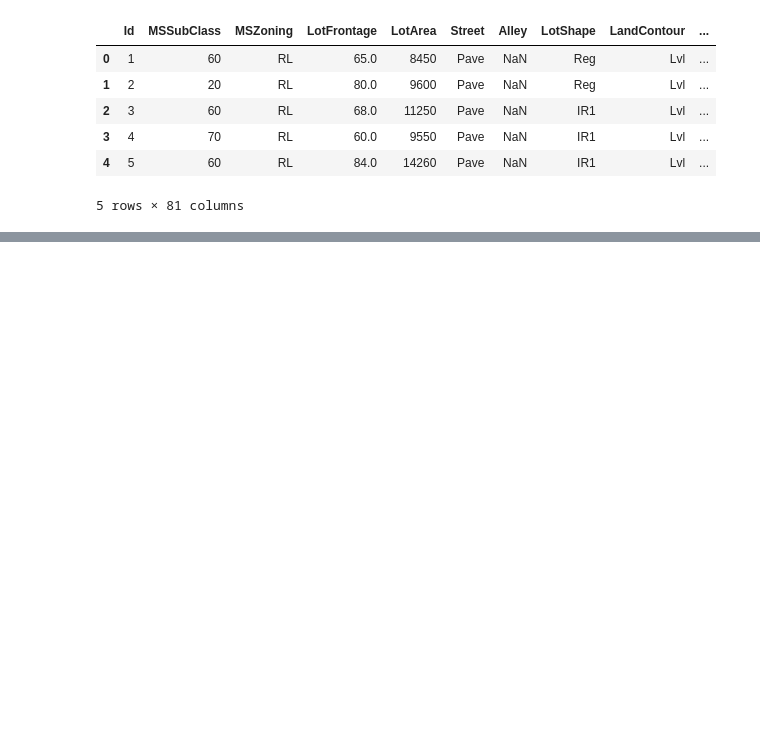
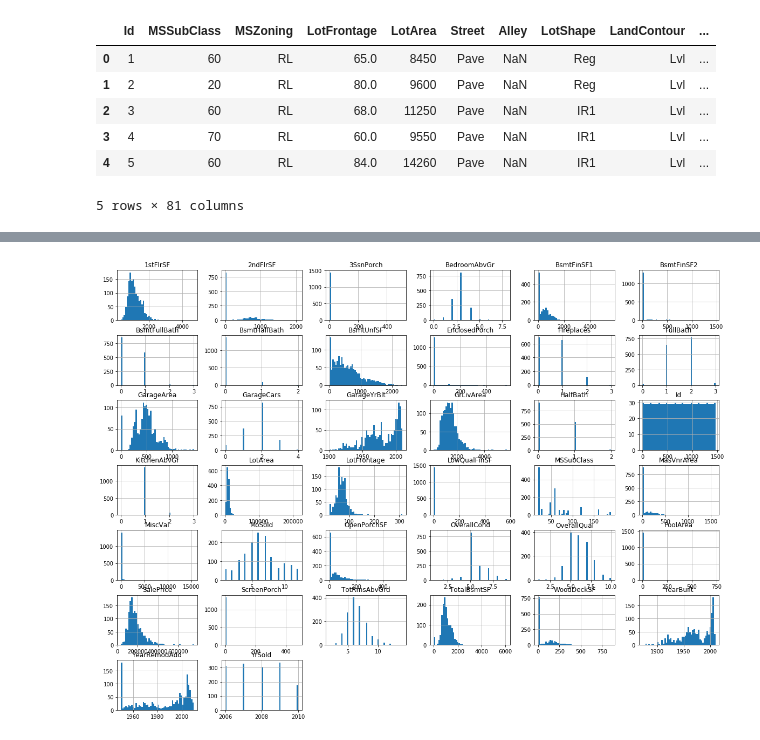
Before and after one commit to feng24/CSE_574_Project, a Jupyter notebook: house_price.ipynb, the cells around one changed output, grey strips where cells are left out. Cells and saved outputs as stored; diff of their text form; code cells hidden in the pictures; blank space fills up the shorter version.

```diff
--- a/house_price.ipynb
+++ b/house_price.ipynb
@@ -75,0 +84,7 @@ train
+# %%
+import matplotlib.pyplot as plt
+
+train.hist(bins=50, figsize=(20,15))
+plt.show()
+# %% [output]
+[figure, added]
```
Also changed, not shown: parts of 6 cells of this notebook.
